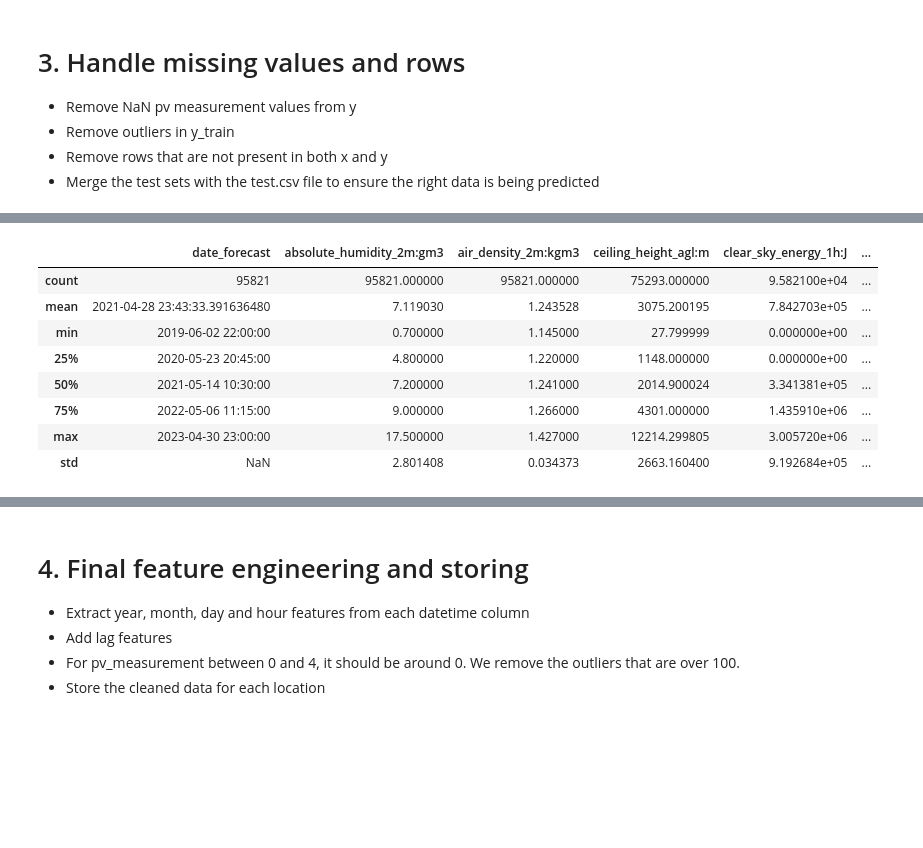
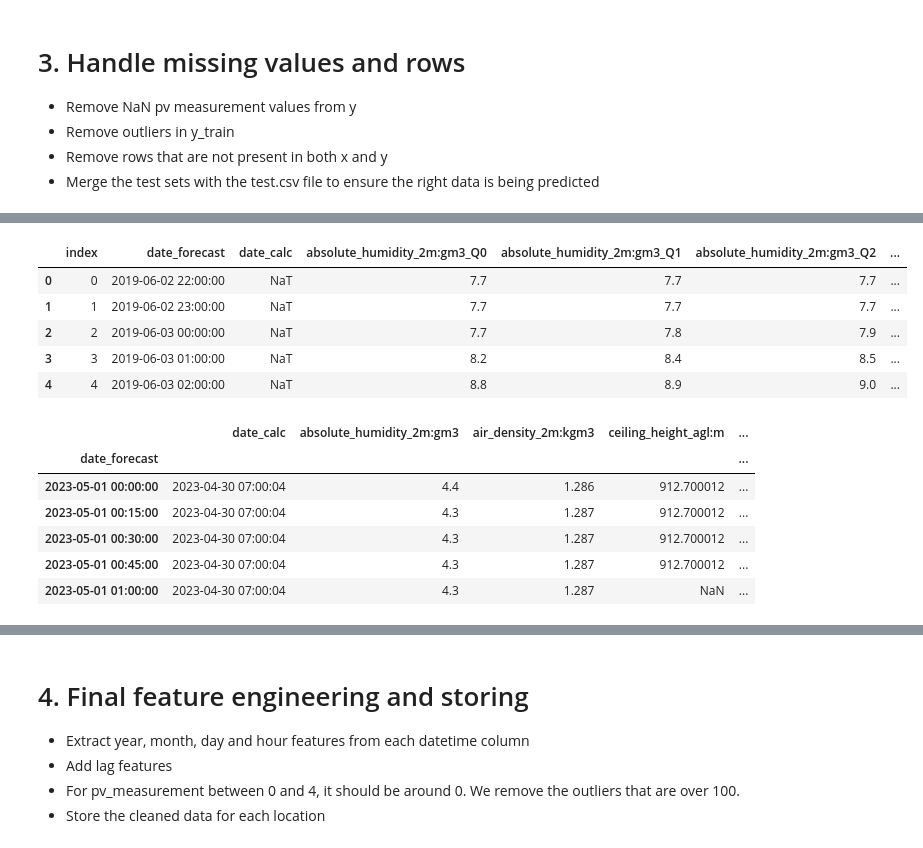
Before and after one commit to henningolweus/MLprosjekt, a Jupyter notebook: data/preprocessing_quarterly.ipynb, the cells around one changed output, grey strips where cells are left out. Cells and saved outputs as stored; diff of their text form; code cells hidden in the pictures; blank space fills up the shorter version.

```diff
--- a/data/preprocessing_quarterly.ipynb
+++ b/data/preprocessing_quarterly.ipynb
@@ -166,32 +201,47 @@ train_c = filter_consecutive_measurements(train_c)
 # %%
 # Remove all rows with date-time values that are not present in both x and y in order to synchronize x and its labels.
 def remove_non_synchronous_rows(x_train, y_train, x_date_column='date_forecast', y_date_column='time'):
+
+
     # Convert date columns to datetime format for easier comparison
+    x_train = x_train.reset_index()
+    y_train = y_train.reset_index()
     x_train[x_date_column] = pd.to_datetime(x_train[x_date_column])
     y_train[y_date_column] = pd.to_datetime(y_train[y_date_column])
 
     # Find common dates
     common_dates = x_train[x_date_column][x_train[x_date_column].isin(y_train[y_date_column])]
 
     # Filter both datasets based on common dates
     x_train_synced = x_train[x_train[x_date_column].isin(common_dates)]
     y_train_synced = y_train[y_train[y_date_column].isin(common_dates)]
 
+
     return x_train_synced, y_train_synced
 
+
 # Remove the rows with date and time that only shows up in one of the sets
-x_train_a, train_a = remove_non_synchronous_rows(x_train_a, train_a)
-x_train_b, train_b = remove_non_synchronous_rows(x_train_b, train_b)
-x_train_c, train_c = remove_non_synchronous_rows(x_train_c, train_c)
+x_train_a, train_a = remove_non_synchronous_rows(x_train_a_hourly, train_a)
+x_train_b, train_b = remove_non_synchronous_rows(x_train_b_hourly, train_b)
+x_train_c, train_c = remove_non_synchronous_rows(x_train_c_hourly, train_c)
 
-x_train_a.describe()
+
+
+x_train_a.head()
 # %% [output]
-|  | date_forecast | absolute_humidity_2m:gm3 | air_density_2m:kgm3 | ceiling_height_agl:m | clear_sky_energy_1h:J | ... |
-| count | 95821 | 95821.000000 | 95821.000000 | 75293.000000 | 9.582100e+04 | ... |
-| mean | 2021-04-28 23:43:33.391636480 | 7.119030 | 1.243528 | 3075.200195 | 7.842703e+05 | ... |
-| min | 2019-06-02 22:00:00 | 0.700000 | 1.145000 | 27.799999 | 0.000000e+00 | ... |
-| 25% | 2020-05-23 20:45:00 | 4.800000 | 1.220000 | 1148.000000 | 0.000000e+00 | ... |
-| 50% | 2021-05-14 10:30:00 | 7.200000 | 1.241000 | 2014.900024 | 3.341381e+05 | ... |
-| 75% | 2022-05-06 11:15:00 | 9.000000 | 1.266000 | 4301.000000 | 1.435910e+06 | ... |
-| max | 2023-04-30 23:00:00 | 17.500000 | 1.427000 | 12214.299805 | 3.005720e+06 | ... |
-| std | NaN | 2.801408 | 0.034373 | 2663.160400 | 9.192684e+05 | ... |
+|  | index | date_forecast | date_calc | absolute_humidity_2m:gm3_Q0 | absolute_humidity_2m:gm3_Q1 | absolute_humidity_2m:gm3_Q2 | ... |
+| 0 | 0 | 2019-06-02 22:00:00 | NaT | 7.7 | 7.7 | 7.7 | ... |
+| 1 | 1 | 2019-06-02 23:00:00 | NaT | 7.7 | 7.7 | 7.7 | ... |
+| 2 | 2 | 2019-06-03 00:00:00 | NaT | 7.7 | 7.8 | 7.9 | ... |
+| 3 | 3 | 2019-06-03 01:00:00 | NaT | 8.2 | 8.4 | 8.5 | ... |
+| 4 | 4 | 2019-06-03 02:00:00 | NaT | 8.8 | 8.9 | 9.0 | ... |
+# %%
+x_test_a.head()
+# %% [output]
+|  | date_calc | absolute_humidity_2m:gm3 | air_density_2m:kgm3 | ceiling_height_agl:m | ... |
+| date_forecast |  |  |  |  | ... |
+| 2023-05-01 00:00:00 | 2023-04-30 07:00:04 | 4.4 | 1.286 | 912.700012 | ... |
+| 2023-05-01 00:15:00 | 2023-04-30 07:00:04 | 4.3 | 1.287 | 912.700012 | ... |
+| 2023-05-01 00:30:00 | 2023-04-30 07:00:04 | 4.3 | 1.287 | 912.700012 | ... |
+| 2023-05-01 00:45:00 | 2023-04-30 07:00:04 | 4.3 | 1.287 | 912.700012 | ... |
+| 2023-05-01 01:00:00 | 2023-04-30 07:00:04 | 4.3 | 1.287 | NaN | ... |
```
Also changed, not shown: parts of 13 cells of this notebook, 2 other files.
